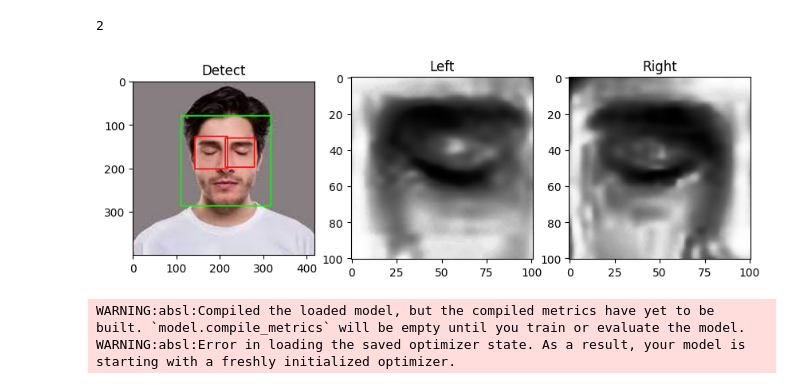
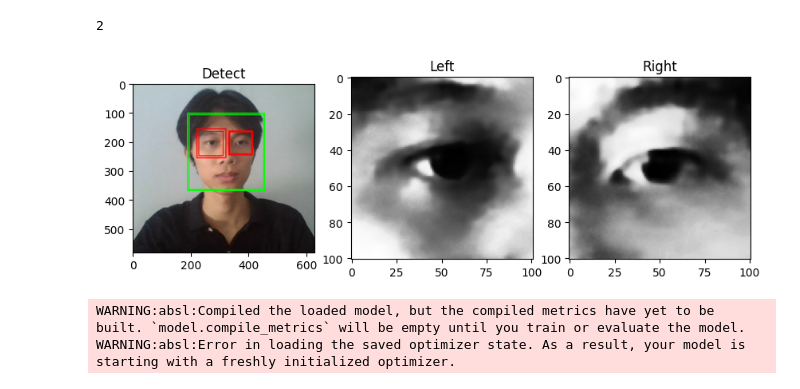
Before and after one commit to tranhieu2005do/BTLPython, a Jupyter notebook: BE/test_model.ipynb, the cells around one changed output. Drawn from its saved outputs; the diff is of its cells as text; code cells hidden in the pictures.

Commit message:
update test mhiu open eyes

```diff
--- a/BE/test_model.ipynb
+++ b/BE/test_model.ipynb
@@ -9,35 +9,35 @@ import matplotlib.pyplot as plt
 # %%
 pre = Preprocessing(img_size=(101, 101))
 
 base_dir = os.getcwd()
-img_path = os.path.join(base_dir, "asset", "test_close_eyes.jpg")
+img_path = os.path.join(base_dir, "asset", "mhiu_open_eyes.jpg")
 
 image_data = cv2.imread(img_path)
 
 if image_data is None:
     print(f"Lỗi: Không thể đọc được ảnh từ đường dẫn: {img_path}")
 else:
     img, res = pre.preprocess_and_visualize(image_data)
     print(len(res))
 
     img_rgb = cv2.cvtColor(img, cv2.COLOR_BGR2RGB)
 
     plt.figure(figsize=(10, 5))
     plt.subplot(1, 3, 1)
     plt.title("Detect")
     plt.imshow(img_rgb)
 
     plt.subplot(1, 3, 2)
     plt.title("Left")
     plt.imshow(res[0], cmap='gray')
 
     plt.subplot(1, 3, 3)
     plt.title("Right")
     plt.imshow(res[1], cmap='gray')
     plt.show()
 # %% [output]
 2
-[figure, old version]
+[figure, new version]
 # %%
 model = EyeStateModel()
 
```
Also changed, not shown: parts of 1 cell of this notebook, 2 other files.
